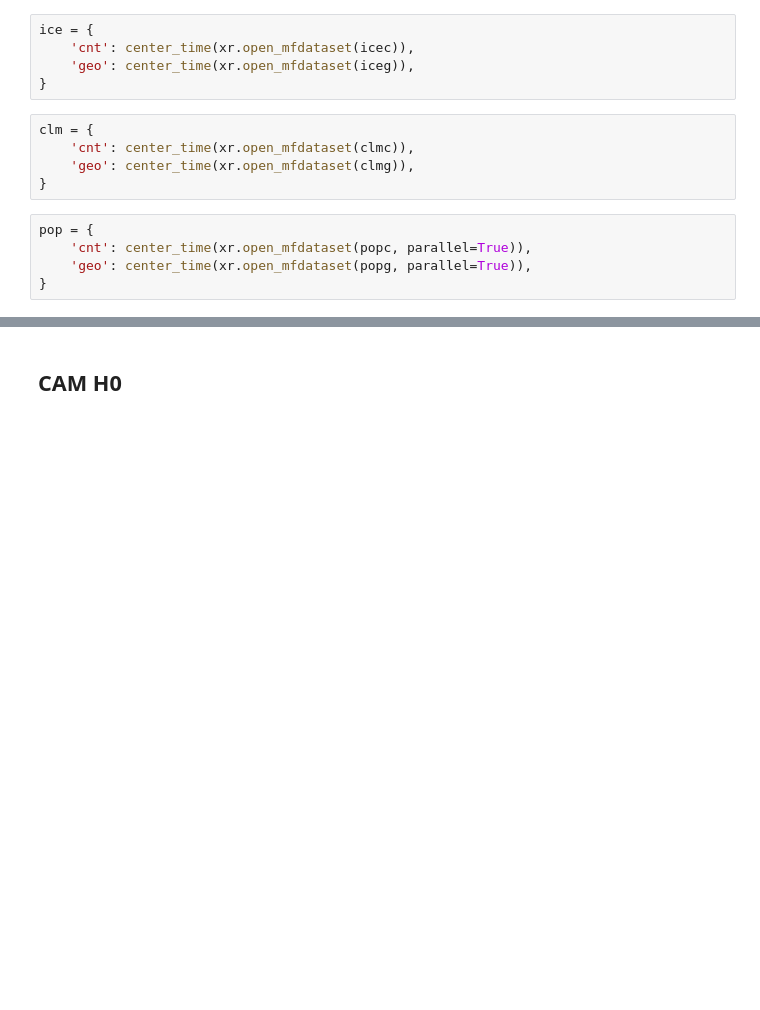
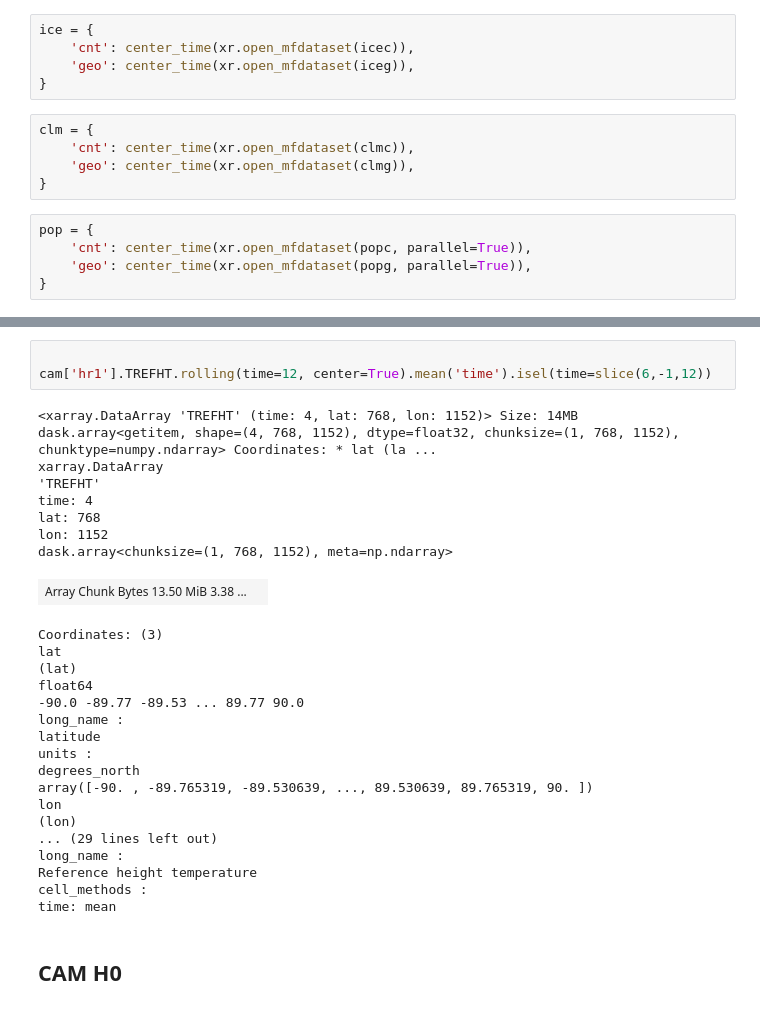
Before and after one commit to JdeJong96/sai-git, a Jupyter notebook: sai/jupyter/hres_check_14aug.ipynb, the cells around one changed output, grey strips where cells are left out. Saved outputs shown, nothing was run; the diff lists cells and outputs as text; blank space fills up the shorter version.

```diff
--- a/sai/jupyter/hres_check_14aug.ipynb
+++ b/sai/jupyter/hres_check_14aug.ipynb
@@ -168,3 +184,32 @@ pop = {
+# %%
+
+cam['hr1'].TREFHT.rolling(time=12, center=True).mean('time').isel(time=slice(6,-1,12))
+# %% [output]
+<xarray.DataArray 'TREFHT' (time: 4, lat: 768, lon: 1152)> Size: 14MB dask.array<getitem, shape=(4, 768, 1152), dtype=float32, chunksize=(1, 768, 1152), chunktype=numpy.ndarray> Coordinates: * lat (la ...
+xarray.DataArray
+'TREFHT'
+time: 4
+lat: 768
+lon: 1152
+dask.array<chunksize=(1, 768, 1152), meta=np.ndarray>
+| Array Chunk Bytes 13.50 MiB 3.38 ... |  |
+Coordinates: (3)
+lat
+(lat)
+float64
+-90.0 -89.77 -89.53 ... 89.77 90.0
+long_name :
+latitude
+units :
+degrees_north
+array([-90. , -89.765319, -89.530639, ..., 89.530639, 89.765319, 90. ])
+lon
+(lon)
+... (29 lines left out)
+long_name :
+Reference height temperature
+cell_methods :
+time: mean
 # %% [markdown]
 ## CAM H0
 # %%
```
Also changed, not shown: parts of 11 cells of this notebook.
